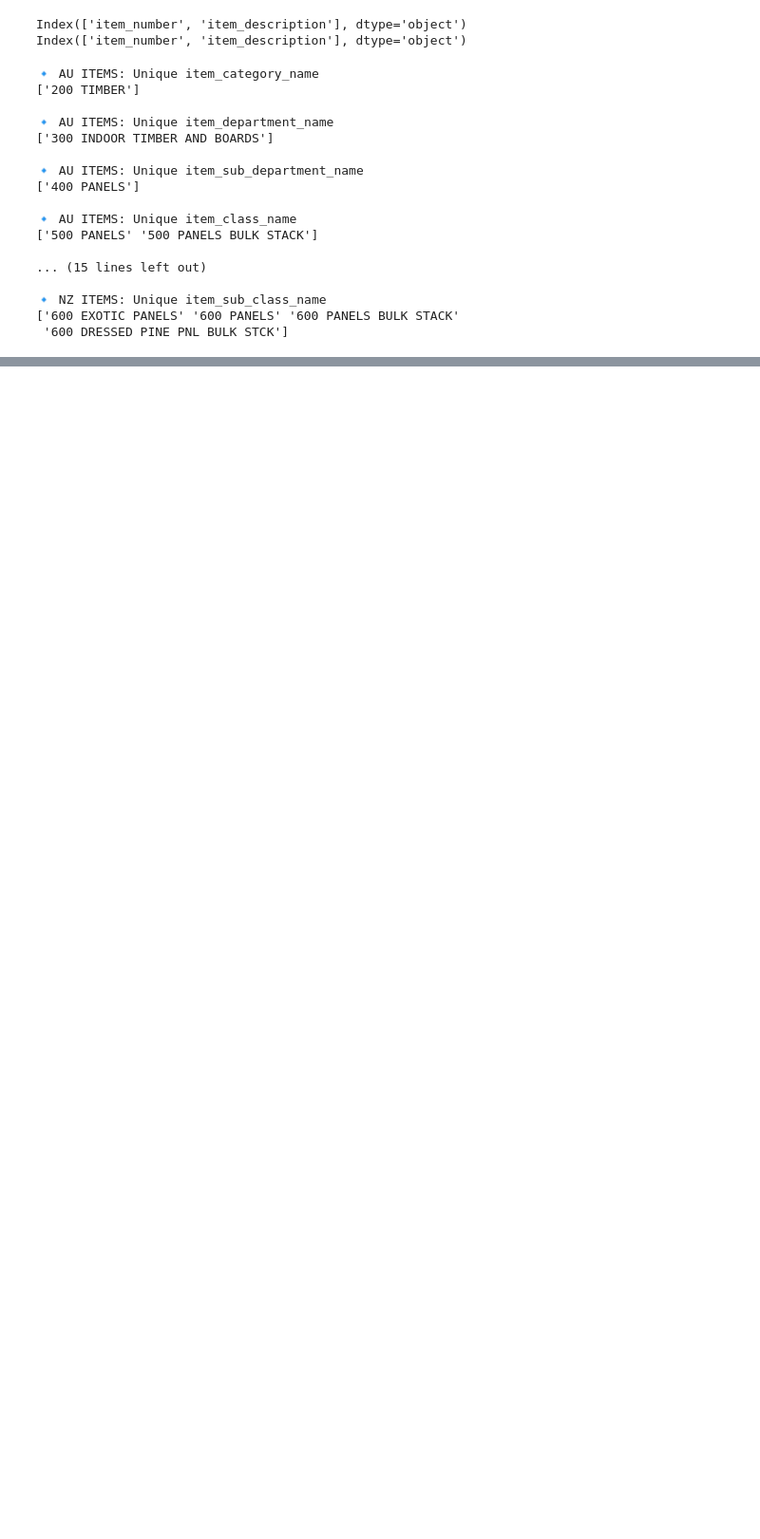
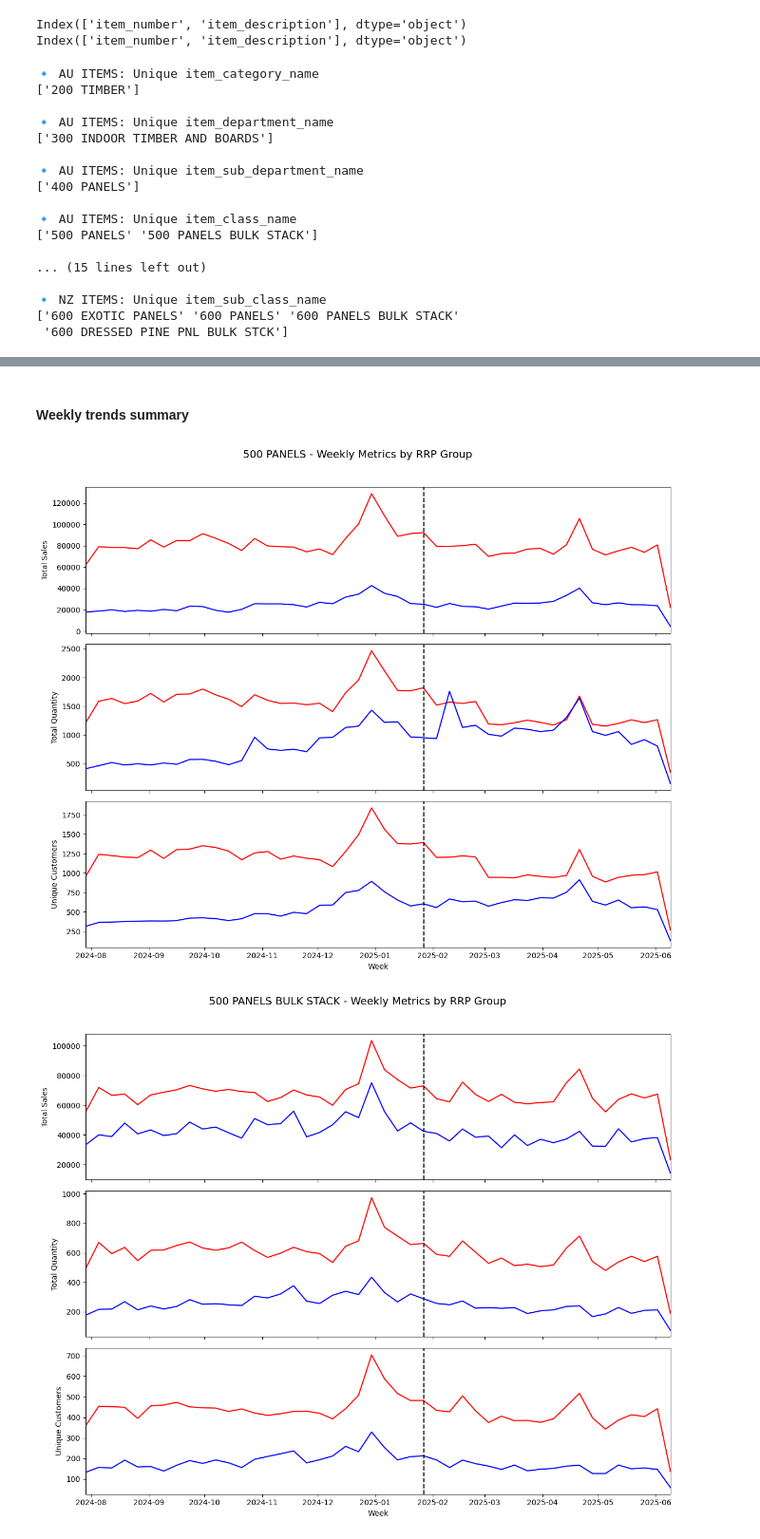
Before and after one commit to Meiji-Tran/Merch-Insights, a Jupyter notebook: Price increase timber panels/test.ipynb, the cells around one changed output, grey strips where cells are left out. Shown at 95% size. Saved outputs shown, nothing was run; the diff lists cells and outputs as text; code cells hidden in the pictures; blank space fills up the shorter version.

```diff
--- a/Price increase timber panels/test.ipynb
+++ b/Price increase timber panels/test.ipynb
@@ -93,0 +264,54 @@ show_unique_hierarchy(nz_items_enriched, "NZ ITEMS")
+# %% [markdown]
+#### Weekly trends summary
+# %%
+# Plot colors
+plot_colors = {'Yes': 'red', 'No': 'blue'}
+
+# Storage for formatted summary table
+formatted_class_summaries = []
+
+# Loop by item class
+for class_name in df_class_transactions['item_class_name'].unique():
+    df_subset = df_class_transactions[df_class_transactions['item_class_name'] == class_name]
+
+    # Weekly aggregate per RRP and period
+    df_weekly = df_subset.groupby(['week_start', 'rrp_increase'])[
+        ['total_sales', 'total_quantity', 'unique_customers']
+    ].sum().reset_index()
+
+    # Summary table by RRP and period
+    df_summary = df_subset.groupby(['rrp_increase', 'period'])[
+        ['total_sales', 'total_quantity', 'unique_customers']
+    ].mean().reset_index().round(2)
+    df_summary['item_class_name'] = class_name
+    df_summary = df_summary[['item_class_name', 'rrp_increase', 'period', 'total_sales', 'total_quantity', 'unique_customers']]
+
+    # Custom sort: Yes first, then No; Pre first, then Post
+    df_summary['rrp_order'] = df_summary['rrp_increase'].map({'Yes': 0, 'No': 1})
+    df_summary['period_order'] = df_summary['period'].map({'Pre': 0, 'Post': 1})
+    df_summary = df_summary.sort_values(by=['rrp_order', 'period_order']).drop(columns=['rrp_order', 'period_order'])
+
+    formatted_class_summaries.append(df_summary)
+
+    # Plot all 3 metrics in one chart using subplots
+    fig, axes = plt.subplots(3, 1, figsize=(12, 10), sharex=True)
+    fig.suptitle(f"{class_name} - Weekly Metrics by RRP Group", fontsize=14)
+
+    for ax, metric in zip(axes, ['total_sales', 'total_quantity', 'unique_customers']):
+        for rrp_status in ['Yes', 'No']:
+            group = df_weekly[df_weekly['rrp_increase'] == rrp_status]
+            ax.plot(group['week_start'], group[metric], label=rrp_status, color=plot_colors[rrp_status])
+        ax.axvline(start_rrp_date, color='black', linestyle='--')
+        ax.set_ylabel(metric.replace('_', ' ').title())
+        ax.set_xlim(df_weekly['week_start'].min(), df_weekly['week_start'].max())
+
+    axes[-1].set_xlabel("Week")
+    plt.tight_layout(rect=[0, 0, 1, 0.96])
+    plt.show()
+
+# Combine summary tables
+final_summary_table = pd.concat(formatted_class_summaries, ignore_index=True)
+final_summary_table
+# %% [output]
+[figure, added]
+[figure, added]
```
Also changed, not shown: parts of 16 cells of this notebook, 1 other file.
